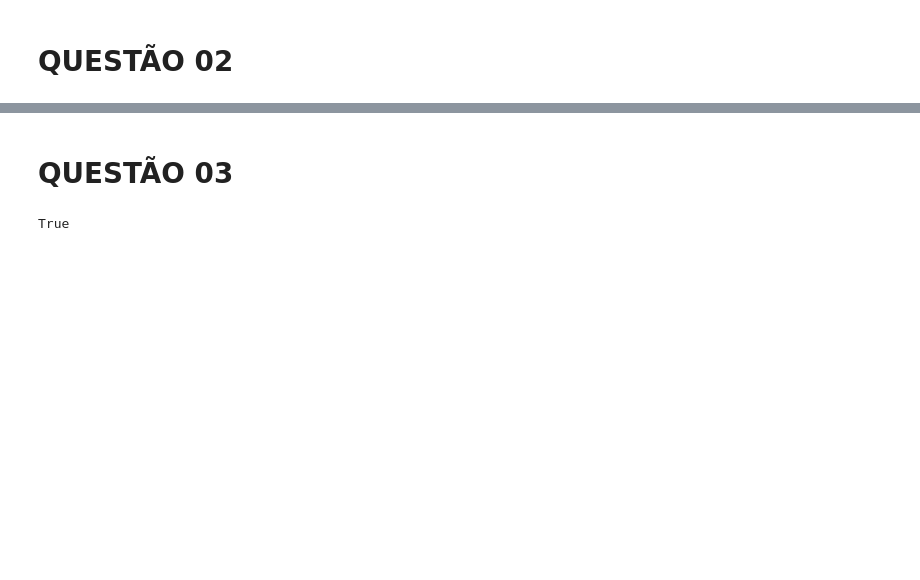
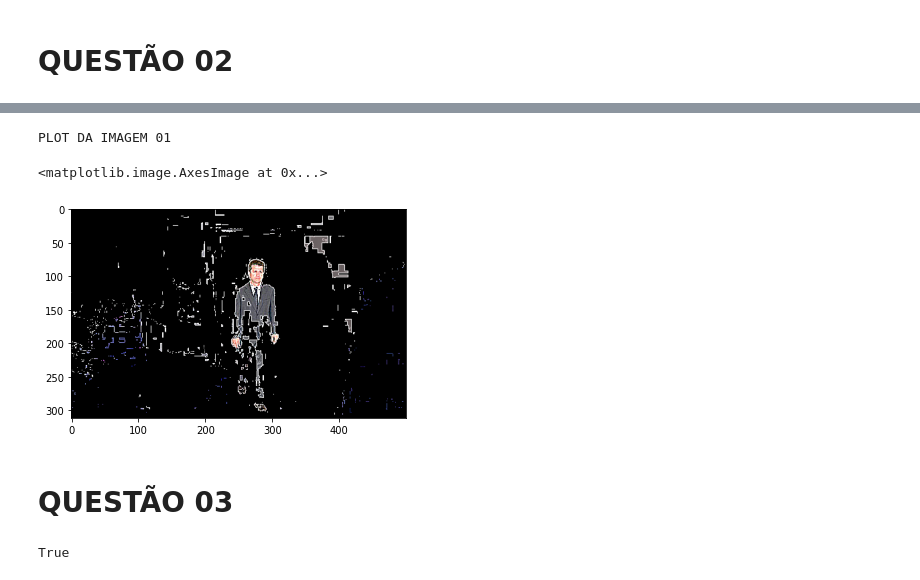
Before and after one commit to LucasSSales/Lista01-Visao-Computacional, a Jupyter notebook: Lista01_VC.ipynb, the cells around one changed output, grey strips where cells are left out. Drawn from its saved outputs; the diff is of its cells as text; code cells hidden in the pictures; blank space fills up the shorter version.

```diff
--- a/Lista01_VC.ipynb
+++ b/Lista01_VC.ipynb
@@ -351,2 +200,25 @@ for i in range(len(a)):
+# %%
+#O KERNEL UTILIZADO SERÁ:
+#|-1 -1 -1|
+#|-1  9 -1|
+#|-1 -1 -1|
+
+#definindo n
+n = 3
+#gerando o kernel
+hpkernel = np.ones((n,n))*(-1)
+mid = ((n*n))
+hpkernel[n//2][n//2] = hpkernel[n//2][n//2]*(-mid)
+
+
+#plotando a imagem 01
+#dst = cv.filter2D(src = maki_gs, ddepth = -1, kernel = hpkernel, borderType=cv.BORDER_REPLICATE )
+dst = cv.filter2D(img03, -1, hpkernel)
+print("PLOT DA IMAGEM 01")
+plt.imshow(cv.cvtColor(dst, cv.COLOR_BGR2RGB))
+# %% [output]
+PLOT DA IMAGEM 01
+<matplotlib.image.AxesImage at 0x...>
+[figure, added]
 # %% [markdown]
 # QUESTÃO 03
```
Also changed, not shown: parts of 17 cells of this notebook.
